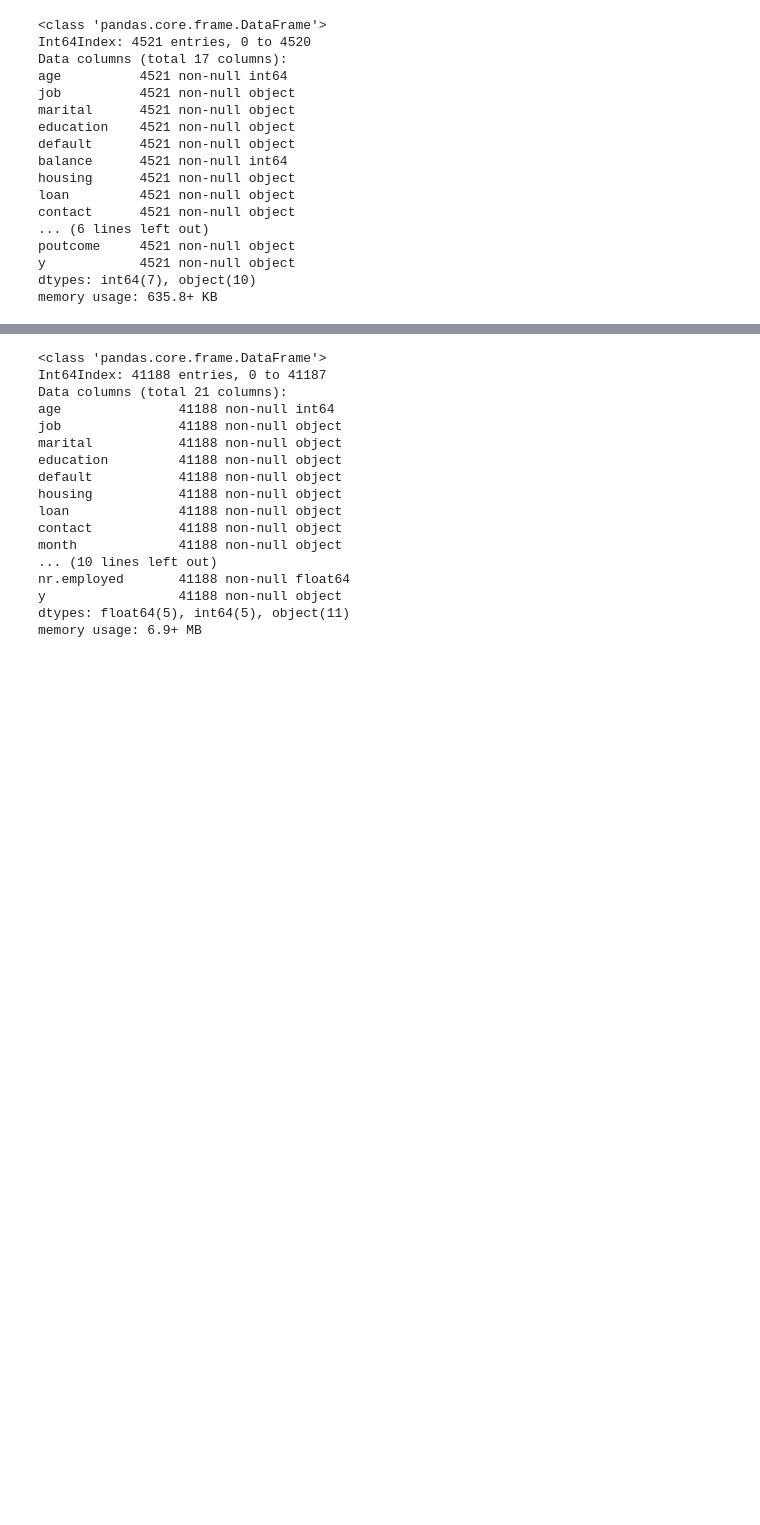
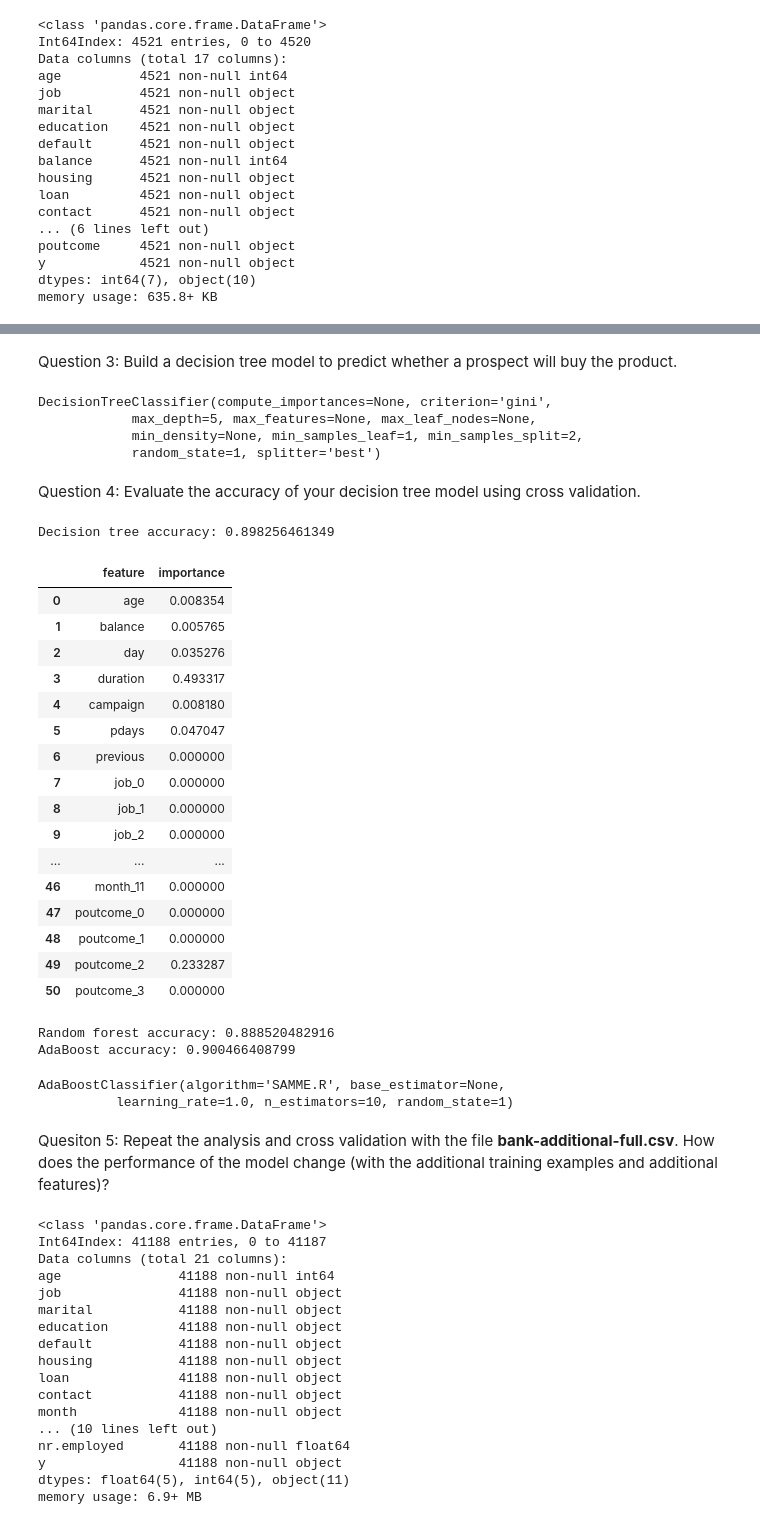
Before and after one commit to ruthwlw/DAT_SF_14, a Jupyter notebook: homework/hw3/hw3_rw.ipynb, the cells around one changed output, grey strips where cells are left out. Cells and saved outputs as stored; diff of their text form; code cells hidden in the pictures; blank space fills up the shorter version.

```diff
--- a/homework/hw3/hw3_rw.ipynb
+++ b/homework/hw3/hw3_rw.ipynb
@@ -66,0 +162,4 @@ sample.describe()
+# %%
+# lastly, convert y into numerical values
+sample['y'] = sample.y.map({'yes':1,'no':0})
+print sample.y
@@ -66,0 +184,4 @@ sample.describe()
+# %%
+X = sample.drop(col_list, axis =1)
+X = X.drop('y', axis = 1)
+X.info()
@@ -67,3 +220,69 @@ sample.describe()
+# %%
+y = sample.y
+# %% [markdown]
+Question 3: Build a decision tree model to predict whether a prospect will buy the product.
+# %%
+# fit a classification tree with max_depth=5 on all data
+from sklearn.tree import DecisionTreeClassifier
+dtc = DecisionTreeClassifier(max_depth=5, random_state=1)
+dtc.fit(X,y)
+# %% [output]
+DecisionTreeClassifier(compute_importances=None, criterion='gini',
+            max_depth=5, max_features=None, max_leaf_nodes=None,
+            min_density=None, min_samples_leaf=1, min_samples_split=2,
+            random_state=1, splitter='best')
+# %% [markdown]
+ Question 4: Evaluate the accuracy of your decision tree model using cross validation.
+# %%
+from sklearn.cross_validation import cross_val_score
+
+scores = cross_val_score(dtc, X, y, cv=10, scoring='accuracy')
+print 'Decision tree accuracy: {}'.format(np.mean(scores))
+# %% [output]
+Decision tree accuracy: 0.898256461349
+# %%
+# compute the feature importances
+pd.DataFrame({'feature':feature_cols, 'importance':dtc.feature_importances_})
+# %% [output]
+|  | feature | importance |
+| 0 | age | 0.008354 |
+| 1 | balance | 0.005765 |
+| 2 | day | 0.035276 |
+| 3 | duration | 0.493317 |
+| 4 | campaign | 0.008180 |
+| 5 | pdays | 0.047047 |
+| 6 | previous | 0.000000 |
+| 7 | job_0 | 0.000000 |
+| 8 | job_1 | 0.000000 |
+| 9 | job_2 | 0.000000 |
+| ... | ... | ... |
+| 46 | month_11 | 0.000000 |
+| 47 | poutcome_0 | 0.000000 |
+| 48 | poutcome_1 | 0.000000 |
+| 49 | poutcome_2 | 0.233287 |
+| 50 | poutcome_3 | 0.000000 |
+# %%
+#accurage is much lower with additional features, how about random forest and boost model?
+# use cross-validation for random forest
+from sklearn.cross_validation import cross_val_score
+from sklearn.ensemble import RandomForestClassifier, AdaBoostClassifier
+
+rfc = RandomForestClassifier(max_depth=5, n_estimators=10, random_state=1)
+scores = cross_val_score(rfc, X, y, cv=10, scoring='accuracy')
+rfc.fit(X, y)
+print 'Random forest accuracy: {}'.format(np.mean(scores))
+
+abc = AdaBoostClassifier(n_estimators=10, random_state=1)
+scores = cross_val_score(abc, X, y, cv=10, scoring='accuracy')
+print 'AdaBoost accuracy: {}'.format(np.mean(scores))
+abc.fit(X, y)
+# %% [output]
+Random forest accuracy: 0.888520482916
+AdaBoost accuracy: 0.900466408799
+AdaBoostClassifier(algorithm='SAMME.R', base_estimator=None,
+          learning_rate=1.0, n_estimators=10, random_state=1)
+# %% [markdown]
+Quesiton 5: Repeat the analysis and cross validation with the file **bank-additional-full.csv**. How does the performance of the model change (with the additional training examples and additional features)?
 # %%
 data.info()
 # %% [output]
```
Also changed, not shown: parts of 33 cells of this notebook, 1 other file.
